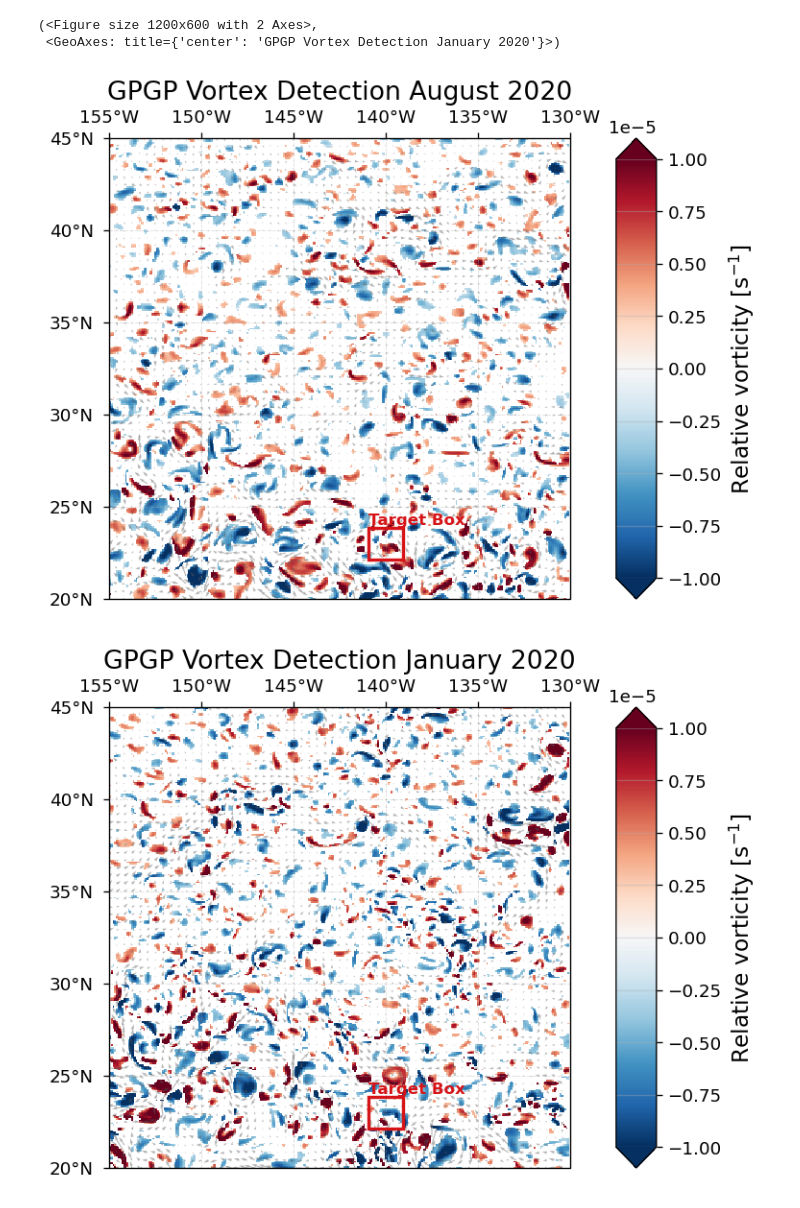
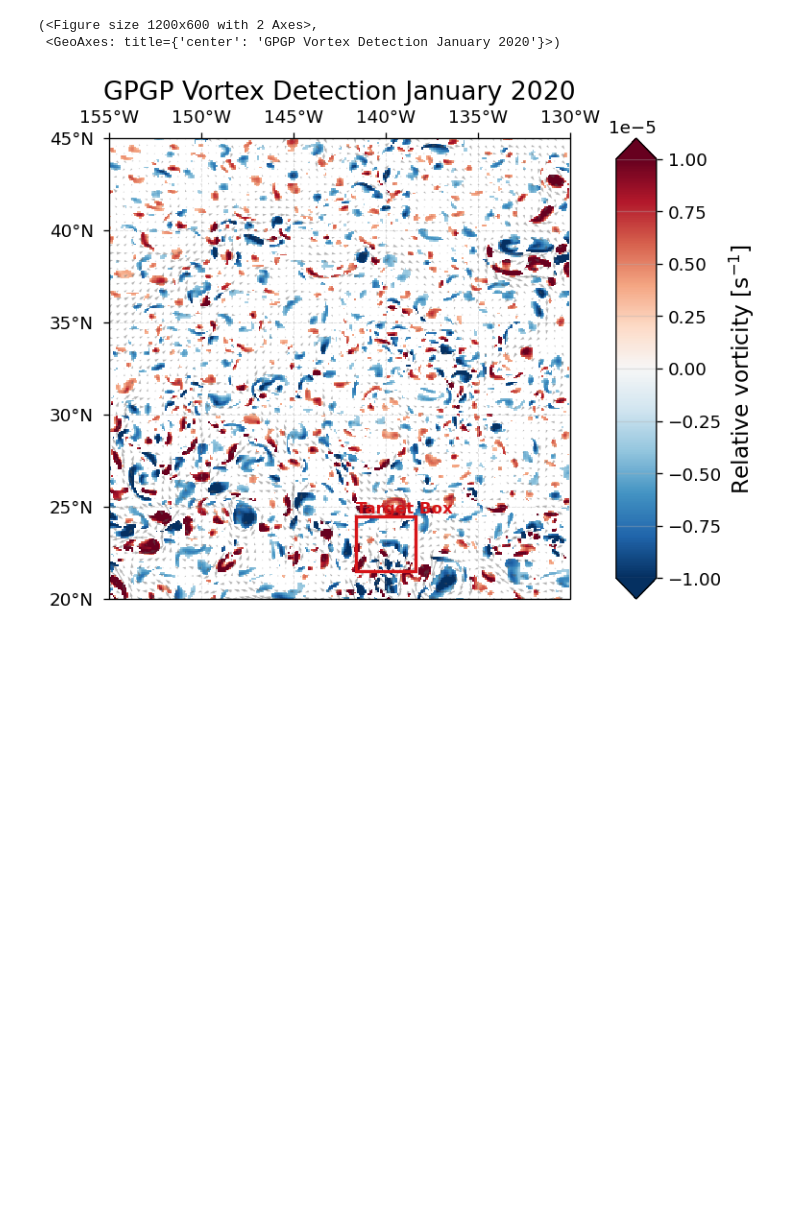
Before and after one commit to Jelle-Gortemaker/Thesis, a Jupyter notebook: OGCM/notebooks/OW_detection.ipynb, the cells around one changed output. Drawn from its saved outputs; the diff is of its cells as text; code cells hidden in the pictures; blank space fills up the shorter version.

```diff
--- a/OGCM/notebooks/OW_detection.ipynb
+++ b/OGCM/notebooks/OW_detection.ipynb
@@ -40,61 +41,50 @@ MAP_EXTENT = [-155, -130, 20, 45]
 
 # 1. Load Data
 
-surface_ds_2020 = oa.process_glorys_data('../data/input/GPGP_aug2020.nc', averaging_period='1D')
-surface_ds_2021 = oa.process_glorys_data('../data/input/GPGP_aug2021.nc', averaging_period='1D')
-surface_ds_2022 = oa.process_glorys_data('../data/input/GPGP_aug2022.nc', averaging_period='1D')
-surface_ds_2023 = oa.process_glorys_data('../data/input/GPGP_aug2023.nc', averaging_period='1D')
-surface_ds_2020_winter = oa.process_glorys_data('../data/input/GPGP_jan2020.nc', averaging_period='1D')
-surface_ds_2021_winter = oa.process_glorys_data('../data/input/GPGP_jan2021.nc', averaging_period='1D')
-surface_ds_2022_winter = oa.process_glorys_data('../data/input/GPGP_jan2022.nc', averaging_period='1D')
-surface_ds_2023_winter = oa.process_glorys_data('../data/input/GPGP_jan2023.nc', averaging_period='1D')
+# surface_ds = oa.process_glorys_data('../data/input/GPGP_aug2020.nc', averaging_period='1D')
+title = f"GPGP Vortex Detection January 2020"
+
+# surface_ds_2021 = oa.process_glorys_data('../data/input/GPGP_aug2021.nc', averaging_period='1D')
+# surface_ds_2022 = oa.process_glorys_data('../data/input/GPGP_aug2022.nc', averaging_period='1D')
+# surface_ds_2023 = oa.process_glorys_data('../data/input/GPGP_aug2023.nc', averaging_period='1D')
+surface_ds = oa.process_glorys_data('../data/input/GPGP_jan2020.nc', averaging_period='1D')
+# surface_ds_2021_winter = oa.process_glorys_data('../data/input/GPGP_jan2021.nc', averaging_period='1D')
+# surface_ds_2022_winter = oa.process_glorys_data('../data/input/GPGP_jan2022.nc', averaging_period='1D')
+# surface_ds_2023_winter = oa.process_glorys_data('../data/input/GPGP_jan2023.nc', averaging_period='1D')
+
+
+SAVE_JSON = False
+JSON_OUTPUT_DIR = Path("../data/processed/ETT")
 
 
 # 2. Compute Metrics
 
-results_2020 = oa.calculate_okubo_weiss(surface_ds_2020)
-signed_vort_2020, mask_2020 = oa.get_eddy_intensity(results_2020, alpha=0.2)
-results_2020_winter = oa.calculate_okubo_weiss(surface_ds_2020_winter)
-signed_vort_2020_winter, mask_2020_winter = oa.get_eddy_intensity(results_2020_winter, alpha=0.2)
+results = oa.calculate_okubo_weiss(surface_ds)
+signed_vort, mask = oa.get_eddy_intensity(results, alpha=0.2)
 
 
 # 3. SELECT TARGET DOMAIN
-# lat_s, lat_n = 25.0, 27.0
-# lon_w, lon_e = -145.0, -143.0
-# lat_s, lat_n = 22.5, 27.5
-# lon_w, lon_e = -145.0, -140.0
-# lat_s, lat_n = 20.0, 45.0 # whole GPGP
-# lon_w, lon_e = -155.0, -130.0 # whole GPGP
-# lat_s, lat_n = 22.5, 27.5
-# lon_w, lon_e = -145.0, -140.0
-center_lat = 23.0
-center_lon = -140.0
-
-dlat = 192 / 111.32          # ≈ 1.725 deg
-dlon = 192 / (111.32 * np.cos(np.deg2rad(center_lat)))   # ≈ 1.903 deg
-
-lat_s = center_lat - dlat/2
-lat_n = center_lat + dlat/2
-lon_w = center_lon - dlon/2
-lon_e = center_lon + dlon/2
+lat_s = 21.5
+lat_n = 24.5
+lon_w = -141.6
+lon_e = -138.4
 
 print(f"Red box lat range: {lat_s:.2f} to {lat_n:.2f}")
 print(f"Red box lon range: {lon_w:.2f} to {lon_e:.2f}")
-
+alpha = 0.2
 
 les_box = oa.get_subdomain(lat_min=lat_s, lon_min=lon_w, lat_max=lat_n, lon_max=lon_e)
 
-# Preprocess for Vortex Fitting
+ow_results = oa.calculate_okubo_weiss(surface_ds)
 
-oa.preprocess_netcdf(surface_ds_2020, les_box, base_name='GPGP_aug2020', active=False, subtract_mean=True)
+signed_intensity, eddy_mask = oa.get_eddy_intensity(
+    ow_results,
+    alpha=alpha,
+)
 
 # 4. Visualize with the Red Rectangle
-oa.plot_eddy_intensity(signed_vort_2020, u=surface_ds_2020.uo, v=surface_ds_2020.vo,
-                       title="GPGP Vortex Detection August 2020",
-                       target_box=les_box)
-
-oa.plot_eddy_intensity(signed_vort_2020_winter, u=surface_ds_2020_winter.uo, v=surface_ds_2020_winter.vo,
-                       title="GPGP Vortex Detection January 2020",
+oa.plot_eddy_intensity(signed_vort, u=surface_ds.uo, v=surface_ds.vo,
+                       title=title,
                        target_box=les_box)
 
 
@@ -111,4 +100,3 @@ Vortex box saving is DEACTIVATED.
 (<Figure size 1200x600 with 2 Axes>,
  <GeoAxes: title={'center': 'GPGP Vortex Detection January 2020'}>)
-[figure, old version]
+[figure, new version]
-[figure, removed]
```
Also changed, not shown: parts of 4 cells of this notebook, 3 other files.
